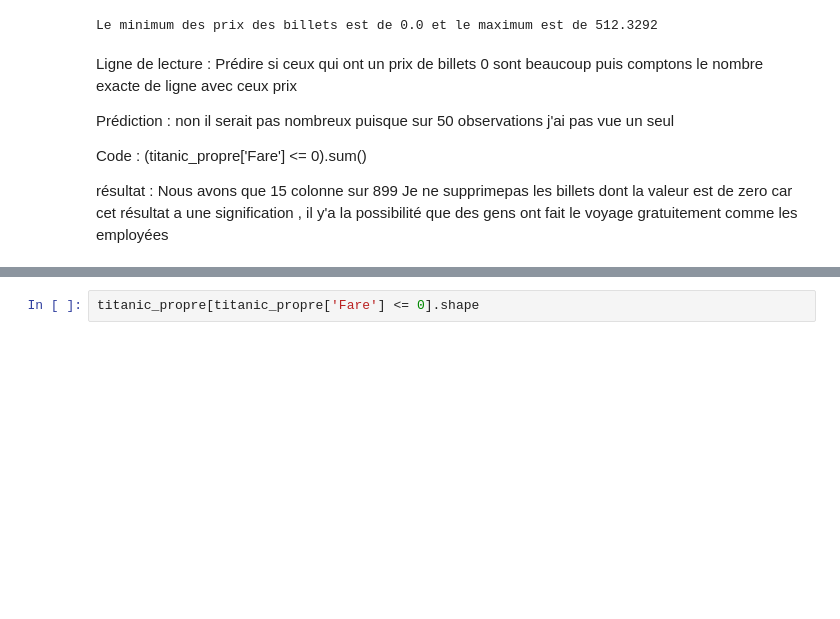
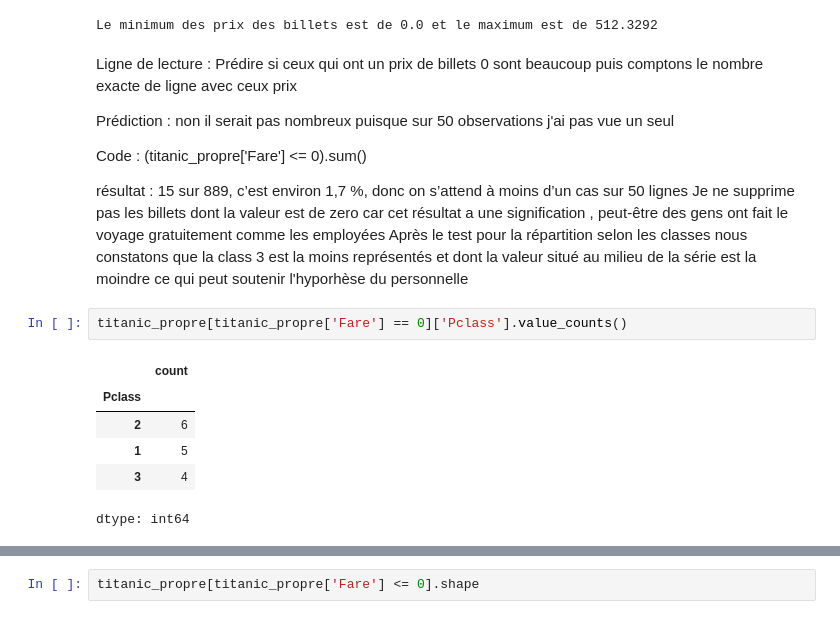
Before and after one commit to Rabbi627-maker/data-analyst-parcours, a Jupyter notebook: 03_titanic_nettoyage.ipynb, the cells around one changed output, grey strips where cells are left out. Drawn from its saved outputs; the diff is of its cells as text; blank space fills up the shorter version.

```diff
--- a/03_titanic_nettoyage.ipynb
+++ b/03_titanic_nettoyage.ipynb
@@ -277,5 +277,15 @@ Prédiction : non il serait pas nombreux puisque sur 50 observations j'ai pas vu
 
 Code : (titanic_propre['Fare'] <= 0).sum()
 
-résultat : Nous avons que 15 colonne sur 899
-Je ne supprimepas les billets dont la valeur est de zero car cet résultat a une signification , il y'a la possibilité que des gens ont fait le voyage gratuitement comme  les employées
+résultat : 15 sur 889, c’est environ 1,7 %, donc on s’attend à moins d’un cas sur 50 lignes
+Je ne supprime pas les billets dont la valeur est de zero car cet résultat a une signification , peut-être  des gens ont fait le voyage gratuitement comme  les employées
+Après le test pour la répartition selon les classes nous constatons que la class 3 est la moins représentés et dont la valeur situé au milieu de la série est la moindre ce qui peut soutenir l'hyporhèse du personnelle
+# %%
+titanic_propre[titanic_propre['Fare'] == 0]['Pclass'].value_counts()
+# %% [output]
+|  | count |
+| Pclass |  |
+| 2 | 6 |
+| 1 | 5 |
+| 3 | 4 |
+dtype: int64
```
Also changed, not shown: parts of 4 cells of this notebook.
